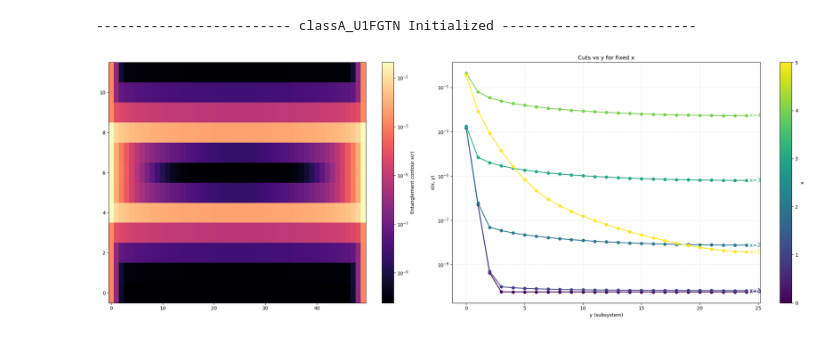
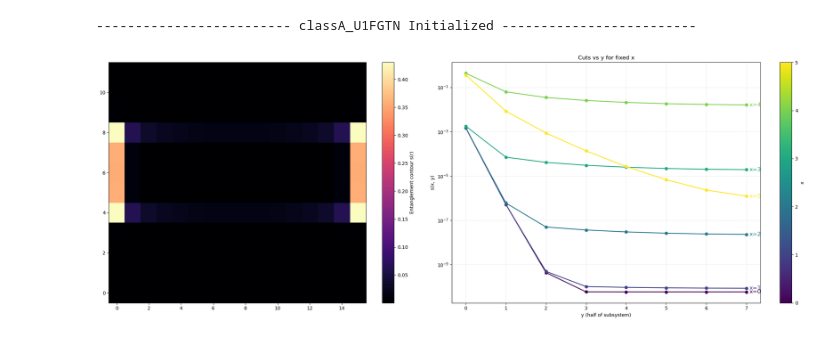
Before and after one commit to AsadullahBhuiyan/class_A_fermionic_adaptive_circuit, a Jupyter notebook: exact_CI_DW_testing.ipynb, the cells around one changed output. Cells and saved outputs as stored; diff of their text form; code cells hidden in the pictures.

```diff
--- a/exact_CI_DW_testing.ipynb
+++ b/exact_CI_DW_testing.ipynb
@@ -26,12 +173,13 @@ DWs at x=(4, 8)
 # %%
 
 # Local Chern marker to verify DW composition
-chern_map = model.local_chern_marker_flat(G_gs)
+chern_map = model.local_chern_marker_flat(G_gs, apply_tanh=True)
+
 
 fig, axes = plt.subplots(1, 2, figsize=(12, 4), gridspec_kw={"width_ratios": [1, 1.2]})
 
 im = axes[0].imshow(chern_map, origin="lower", cmap="RdBu_r", aspect="auto", vmin=-1, vmax=1)
-fig.colorbar(im, ax=axes[0], label="Chern marker")
+fig.colorbar(im, ax=axes[0], label="Tanh(Chern marker)")
 axes[0].set_title("Local Chern marker of DW ground state")
 axes[0].set_xlabel("y")
 axes[0].set_ylabel("x")
@@ -44,7 +192,7 @@ for x in range(6):
 axes[1].legend()
 axes[1].set_title('Local Chern marker cuts')
 axes[1].set_xlabel("y")
-axes[1].set_ylabel("Chern marker")
+axes[1].set_ylabel("Tanh(Chern marker)")
 
 plt.tight_layout()
 plt.show()
@@ -137,7 +297,7 @@ G_sub = G_gs[np.ix_(sub_indices, sub_indices)]  # shape: (2*Nx*len(yA), 2*Nx*len
 # Use a helper instance with matching geometry (Nx, Ny_sub=len(yA)).
 Ny_sub = len(yA)
 contour_helper = classA_U1FGTN(Nx, Ny_sub, DW=False, alpha_1=1, alpha_2=1)
-s_map = contour_helper.entanglement_contour(G_sub)  # shape: (Nx, Ny_sub)
+s_map = contour_helper.entanglement_contour(G_sub, len(xA), len(yA))  # shape: (Nx, Ny_sub)
 
 # Plot: heatmap + y-cuts at fixed x with gradient colors
 fig, axes = plt.subplots(1, 2, figsize=(22, 8), gridspec_kw={"width_ratios": [1, 1.2]})
@@ -149,8 +309,7 @@ im2 = axes[0].imshow(
     s_map,
     origin="lower",
     cmap="magma",
-    aspect="auto",
-    norm=colors.LogNorm(vmin=vmin, vmax=vmax)
+    aspect="auto"
 )
 fig.colorbar(im2, ax=axes[0], label="Entanglement contour s(r)")
 
@@ -163,32 +322,32 @@ for x_idx, color in zip(x_list, colors):
     y_curve = s_map[x_idx, :len(y_vals)]
     axes[1].plot(y_vals, y_curve, marker=markers[0], color=color, lw=1.8)
     # Annotate at the last point with a small offset
     x_end = y_vals[-1]
     y_end = y_curve[-1]
     axes[1].annotate(
         f"x={x_idx}",
         xy=(x_end, y_end),
         xytext=(6, 0),
         textcoords="offset points",
         color=color,
         fontsize=12,
         va="center"
     )
 
-axes[1].set_xlabel("y (subsystem)")
+axes[1].set_xlabel("y (half of subsystem)")
 axes[1].set_ylabel("s(x, y)")
 axes[1].set_title("Cuts vs y for fixed x")
 axes[1].grid(alpha=0.3, linestyle="--", linewidth=0.8)
 axes[1].set_yscale('log')
 axes[1].set_xscale('linear')
 
 # Colorbar for x values
 sm = plt.cm.ScalarMappable(cmap=plt.cm.viridis, norm=plt.Normalize(vmin=x_list.min(), vmax=x_list.max()))
 sm.set_array([])
 fig.colorbar(sm, ax=axes[1], label="x")
 
 plt.tight_layout()
 plt.show()
 # %% [output]
 ------------------------- classA_U1FGTN Initialized -------------------------
-[figure, old version]
+[figure, new version]
```
Also changed, not shown: parts of 17 cells of this notebook, 18 other files.
